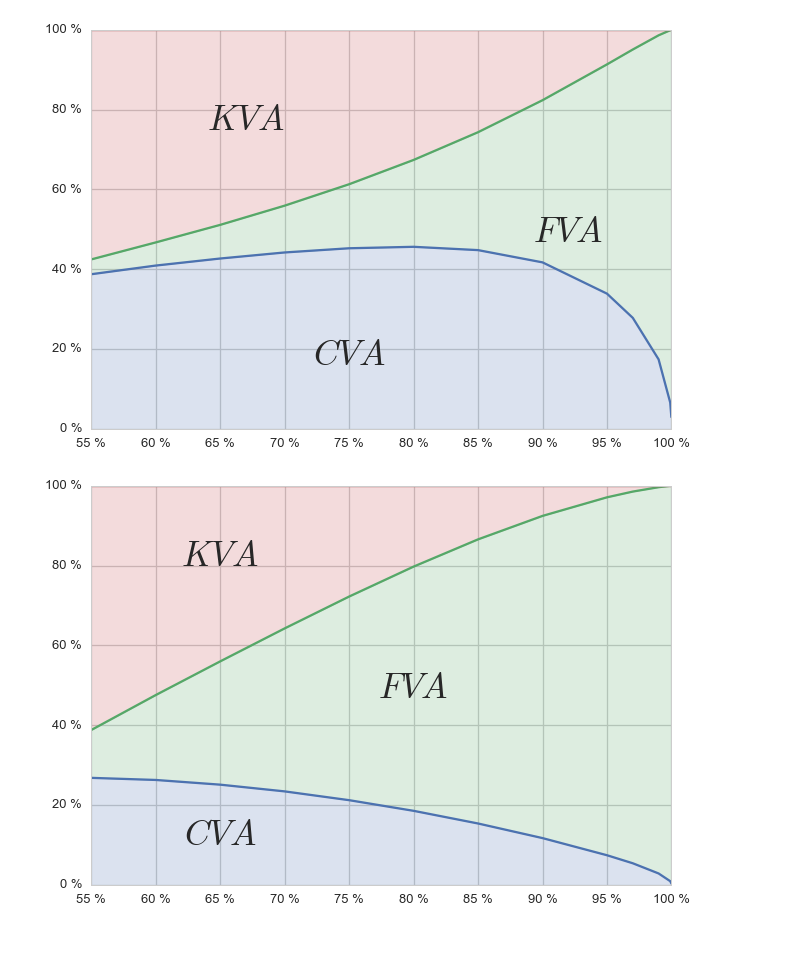
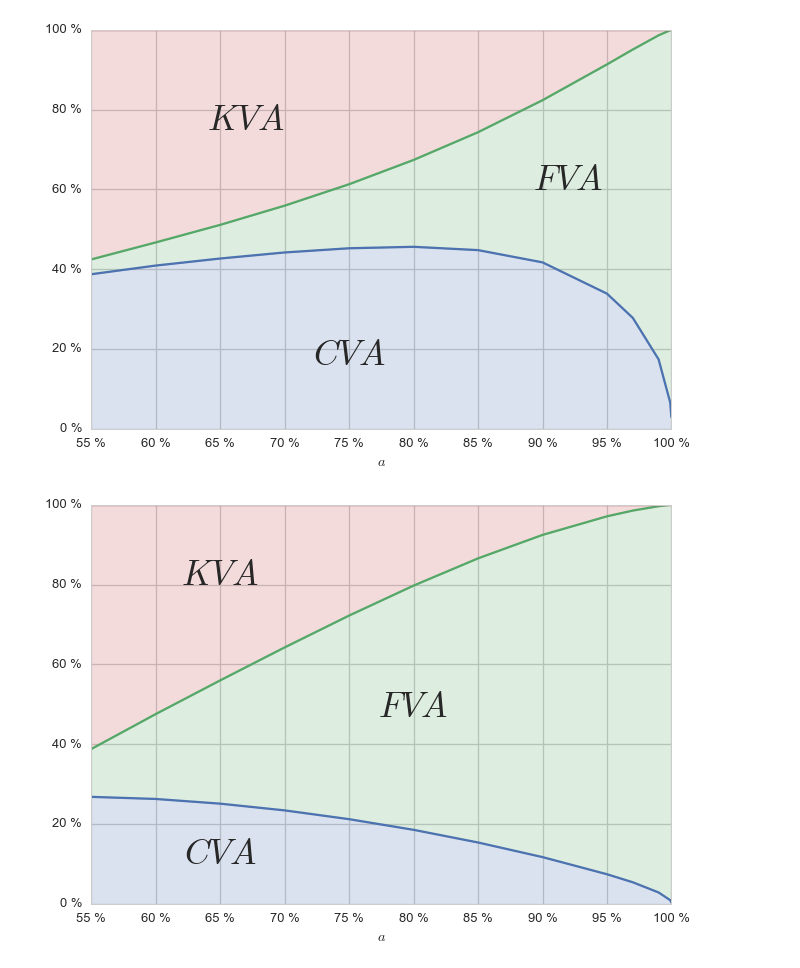
Before and after one commit to yarmenti/CCVA, a Jupyter notebook: runs/Graphs/CCVA.ipynb, the cells around one changed output. Saved outputs shown, nothing was run; the diff lists cells and outputs as text; code cells hidden in the pictures; blank space fills up the shorter version.

```diff
--- a/runs/Graphs/CCVA.ipynb
+++ b/runs/Graphs/CCVA.ipynb
@@ -51,36 +63,38 @@ frac_cva_p_fva = np.divide(CVA[index] + FVA[index], tva)
 
 palette = sns.color_palette(None, 3)
 sns.set_palette(palette)
 
 alpha = 0.2
 
 fig, ax = plt.subplots(1)
 
 ax.plot(quantile_levels, frac_cva)
 ax.plot(quantile_levels, frac_cva_p_fva)
 ax.plot(quantile_levels, map(lambda x: 1., quantile_levels))
 
 ax.fill_between(quantile_levels, 0., frac_cva, where = frac_cva >= 0.,
                 interpolate=True, color=palette.pop(0), alpha=alpha)
 
 ax.text(0.75, 0.16, r"$CVA$", horizontalalignment='center', fontsize=35)
 
 ax.fill_between(quantile_levels, frac_cva, frac_cva_p_fva, where = frac_cva_p_fva >= frac_cva,
                 interpolate=True, color=palette.pop(0), alpha=alpha)
 
-ax.text(0.92, 0.47, r"$FVA$", horizontalalignment='center', fontsize=35)
+ax.text(0.92, 0.60, r"$FVA$", horizontalalignment='center', fontsize=35)
 
 ax.fill_between(quantile_levels, frac_cva_p_fva, 1.0, where = 1. >= frac_cva_p_fva,
                 interpolate=True, color=palette.pop(0), alpha=alpha)
 
 ax.text(0.67, 0.75, r"$KVA$", horizontalalignment='center', fontsize=35)
 
+ax.set_xlabel(r'$a$')
+
+ax.xaxis.set_major_formatter(formatter)
 ax.yaxis.set_major_formatter(formatter)
-ax.xaxis.set_major_formatter(formatter)
 
 plt.show()
 # %% [output]
-[figure, old version]
+[figure, new version]
 # %%
 index = 1
 # %%
@@ -114,9 +128,11 @@ ax.fill_between(quantile_levels, frac_cva_p_fva, 1.0, where = 1. >= frac_cva_p_f
 
 ax.text(0.65, 0.80, r"$KVA$", horizontalalignment='center', fontsize=35)
 
+ax.set_xlabel(r'$a$')
+
 ax.yaxis.set_major_formatter(formatter)
 ax.xaxis.set_major_formatter(formatter)
 
 plt.show()
 # %% [output]
-[figure, old version]
+[figure, new version]
```
Also changed, not shown: parts of 2 cells of this notebook, 39 other files.
